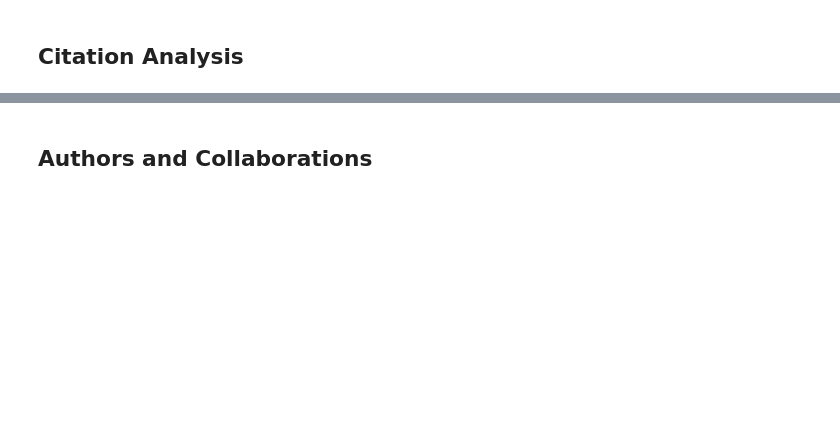
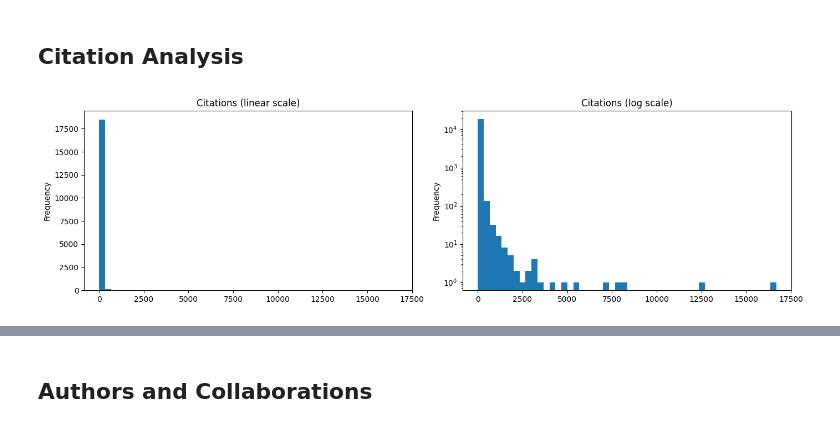
Before and after one commit to ManuCa93/data_project_3, a Jupyter notebook: notebook.ipynb, the cells around one changed output, grey strips where cells are left out. Drawn from its saved outputs; the diff is of its cells as text; code cells hidden in the pictures; blank space fills up the shorter version.

```diff
--- a/notebook.ipynb
+++ b/notebook.ipynb
@@ -118,16 +154,19 @@ plt.show()
 # %%
 df = con.sql(f"""
     SELECT n_citation
-    FROM papers
+    -- FROM papers
+    FROM read_parquet('{PARQUET}')
     WHERE n_citation IS NOT NULL AND n_citation > 0
     USING SAMPLE 20000
 """).df()
 
 fig, axes = plt.subplots(1, 2, figsize=(14, 4))
 df["n_citation"].plot(kind="hist", bins=50, ax=axes[0], title="Citations (linear scale)")
 df["n_citation"].apply(lambda x: x+1).plot(kind="hist", bins=50, logy=True, ax=axes[1], title="Citations (log scale)")
 plt.tight_layout()
 plt.show()
+# %% [output]
+[figure, added]
 # %%
 df = con.sql(f"""
     SELECT doc_type,
```
Also changed, not shown: parts of 53 cells of this notebook, 2 other files.
